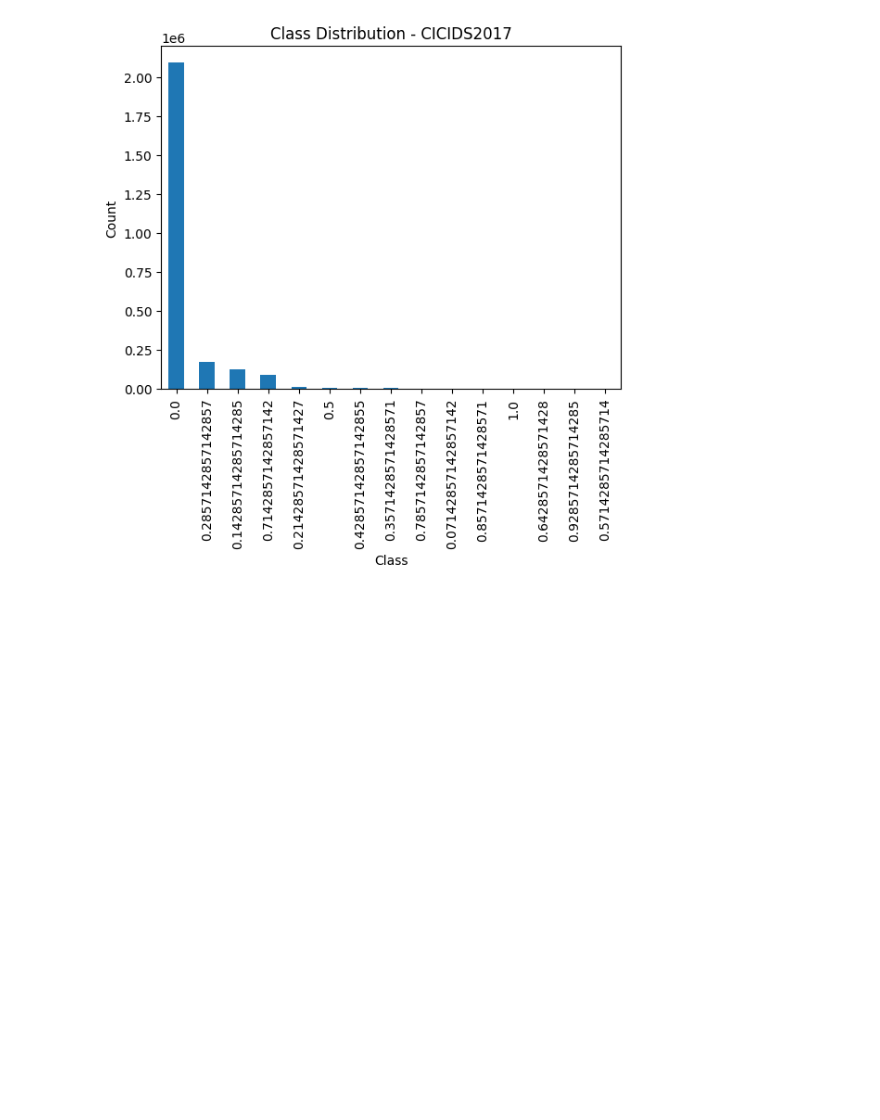
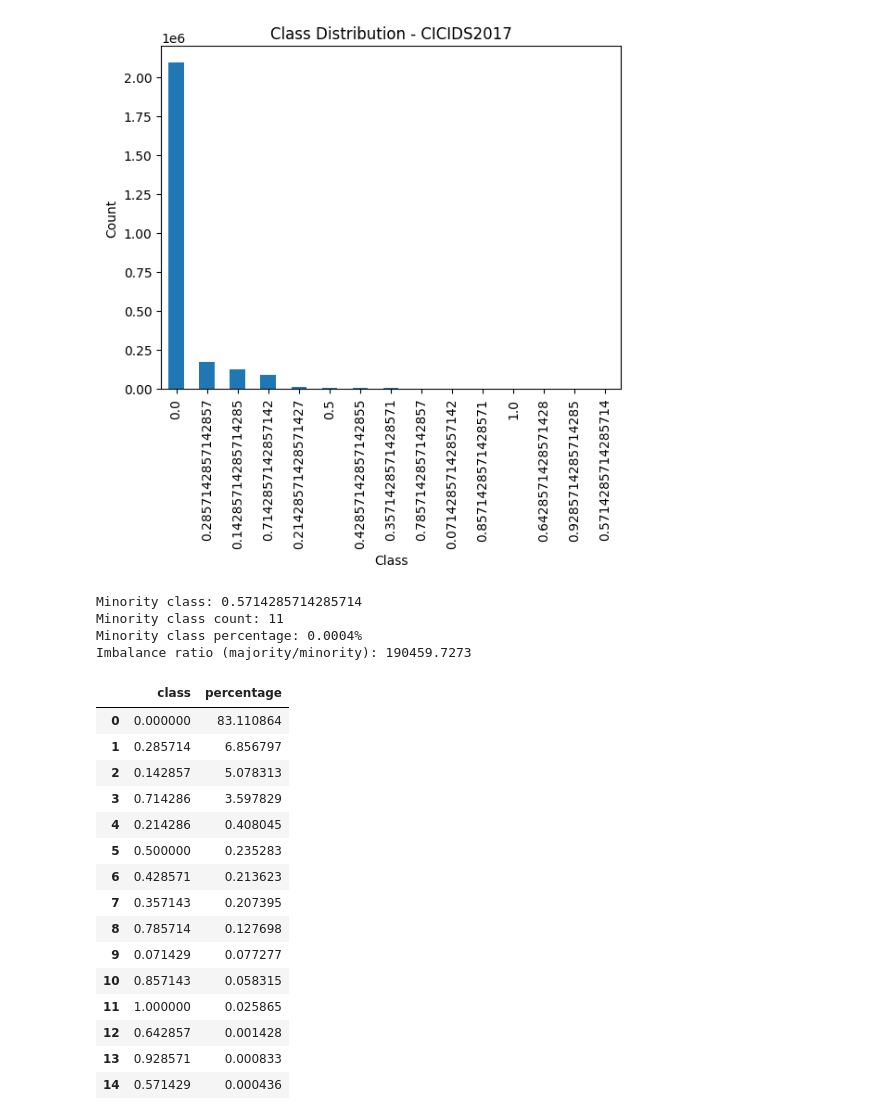
Before and after one commit to arjunshetty2003/IDS_Project, a Jupyter notebook: notebooks/preprocess_cicids2017.ipynb, the cells around one changed output. Saved outputs shown, nothing was run; the diff lists cells and outputs as text; code cells hidden in the pictures; blank space fills up the shorter version.

```diff
--- a/notebooks/preprocess_cicids2017.ipynb
+++ b/notebooks/preprocess_cicids2017.ipynb
@@ -181,24 +181,65 @@ plt.show()
 [figure]
 # %%
 # Minority class percentage and imbalance ratio report
-class_counts = df["Label"].value_counts().sort_values(ascending=False)
+# Make this cell runnable on its own if df is not already in memory.
+import os
+import glob
+import pandas as pd
+
+if "df" not in globals():
+    cleaned_path = "../data_processed/cicids2017_cleaned.csv"
+    if os.path.exists(cleaned_path):
+        df = pd.read_csv(cleaned_path)
+    else:
+        files = glob.glob("../data_raw/cic-ids-2017/MachineLearningCVE/*.csv")
+        if not files:
+            raise FileNotFoundError("CICIDS2017 source files not found in ../data_raw/cic-ids-2017/MachineLearningCVE/")
+        df = pd.concat([pd.read_csv(f) for f in files], ignore_index=True)
+        df.columns = df.columns.str.strip()
+
+label_col = "Label" if "Label" in df.columns else "label" if "label" in df.columns else None
+if label_col is None:
+    raise KeyError("No label column found. Expected 'Label' or 'label'.")
+
+class_counts = df[label_col].value_counts().sort_values(ascending=False)
 
 total_samples = class_counts.sum()
 minority_class = class_counts.idxmin()
 minority_count = class_counts.min()
 majority_count = class_counts.max()
 
 minority_percentage = (minority_count / total_samples) * 100
 imbalance_ratio = majority_count / minority_count
 
 class_report = (class_counts / total_samples * 100).rename("percentage").reset_index()
 class_report.columns = ["class", "percentage"]
 
 print("Minority class:", minority_class)
 print("Minority class count:", minority_count)
 print("Minority class percentage: {:.4f}%".format(minority_percentage))
 print("Imbalance ratio (majority/minority): {:.4f}".format(imbalance_ratio))
 
 class_report
+# %% [output]
+Minority class: 0.5714285714285714
+Minority class count: 11
+Minority class percentage: 0.0004%
+Imbalance ratio (majority/minority): 190459.7273
+|  | class | percentage |
+| 0 | 0.000000 | 83.110864 |
+| 1 | 0.285714 | 6.856797 |
+| 2 | 0.142857 | 5.078313 |
+| 3 | 0.714286 | 3.597829 |
+| 4 | 0.214286 | 0.408045 |
+| 5 | 0.500000 | 0.235283 |
+| 6 | 0.428571 | 0.213623 |
+| 7 | 0.357143 | 0.207395 |
+| 8 | 0.785714 | 0.127698 |
+| 9 | 0.071429 | 0.077277 |
+| 10 | 0.857143 | 0.058315 |
+| 11 | 1.000000 | 0.025865 |
+| 12 | 0.642857 | 0.001428 |
+| 13 | 0.928571 | 0.000833 |
+| 14 | 0.571429 | 0.000436 |
 # %%
 df.to_csv("../data_processed/cicids2017_cleaned.csv", index=False)
```
Also changed, not shown: 1 other file.
